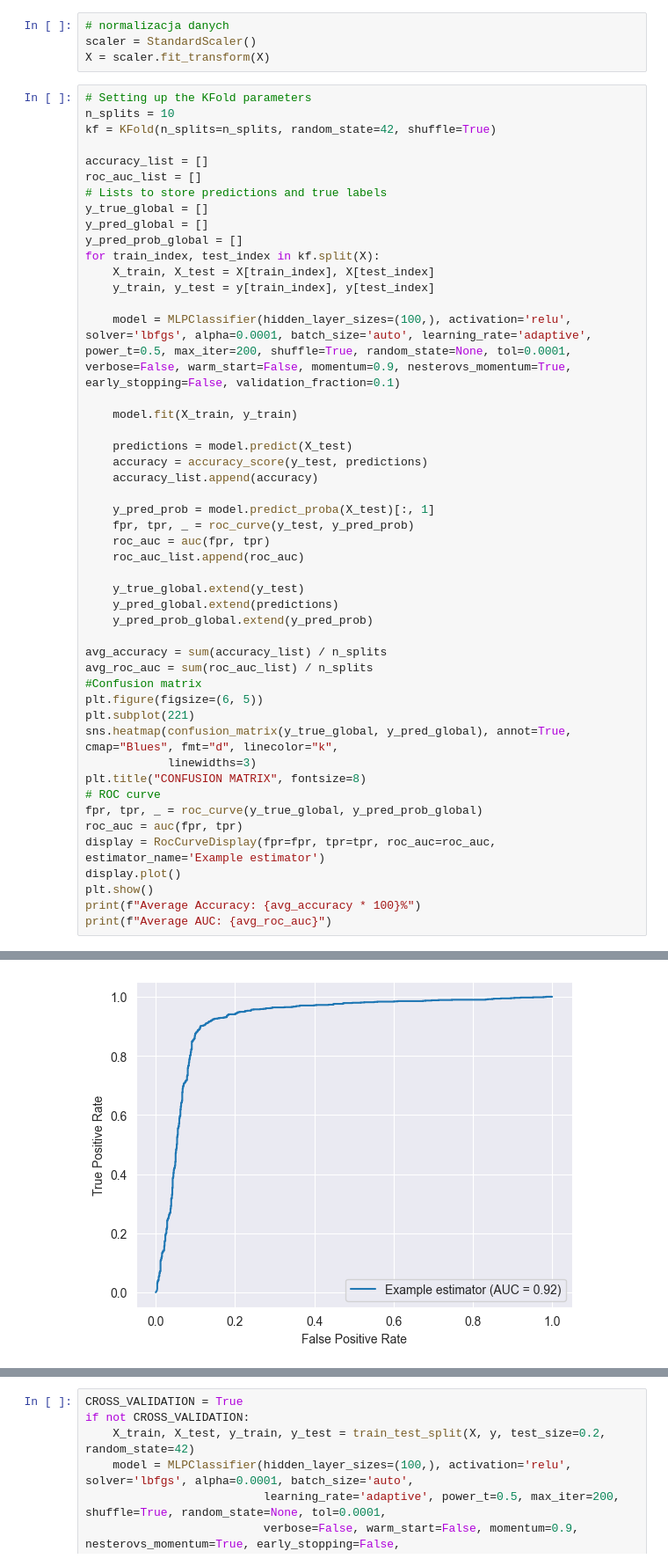
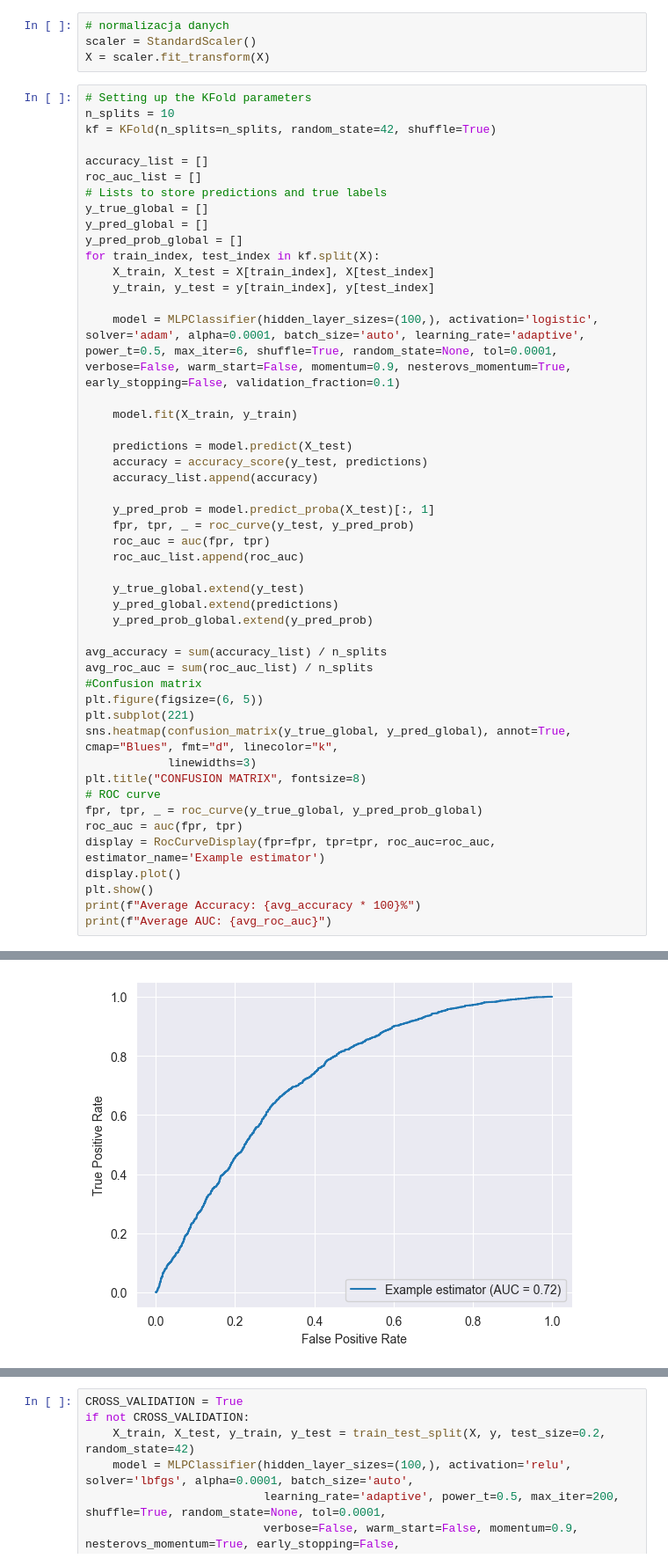
Before and after one commit to m-dams/MasterThesis, a Jupyter notebook: MLP_sEEG.ipynb, the cells around one changed output, grey strips where cells are left out. Shown at 88% size. Drawn from its saved outputs; the diff is of its cells as text.

```diff
--- a/MLP_sEEG.ipynb
+++ b/MLP_sEEG.ipynb
@@ -43,7 +45,7 @@ for train_index, test_index in kf.split(X):
     X_train, X_test = X[train_index], X[test_index]
     y_train, y_test = y[train_index], y[test_index]
 
-    model = MLPClassifier(hidden_layer_sizes=(100,), activation='relu', solver='lbfgs', alpha=0.0001, batch_size='auto', learning_rate='adaptive',  power_t=0.5, max_iter=200, shuffle=True, random_state=None, tol=0.0001, verbose=False, warm_start=False, momentum=0.9, nesterovs_momentum=True, early_stopping=False, validation_fraction=0.1)
+    model = MLPClassifier(hidden_layer_sizes=(100,), activation='logistic', solver='adam', alpha=0.0001, batch_size='auto', learning_rate='adaptive',  power_t=0.5, max_iter=6, shuffle=True, random_state=None, tol=0.0001, verbose=False, warm_start=False, momentum=0.9, nesterovs_momentum=True, early_stopping=False, validation_fraction=0.1)
 
     model.fit(X_train, y_train)
 
@@ -81 +83 @@ print(f"Average AUC: {avg_roc_auc}")
-[figure, old version]
+[figure, new version]
```
Also changed, not shown: parts of 2 cells of this notebook, 2 other files.
